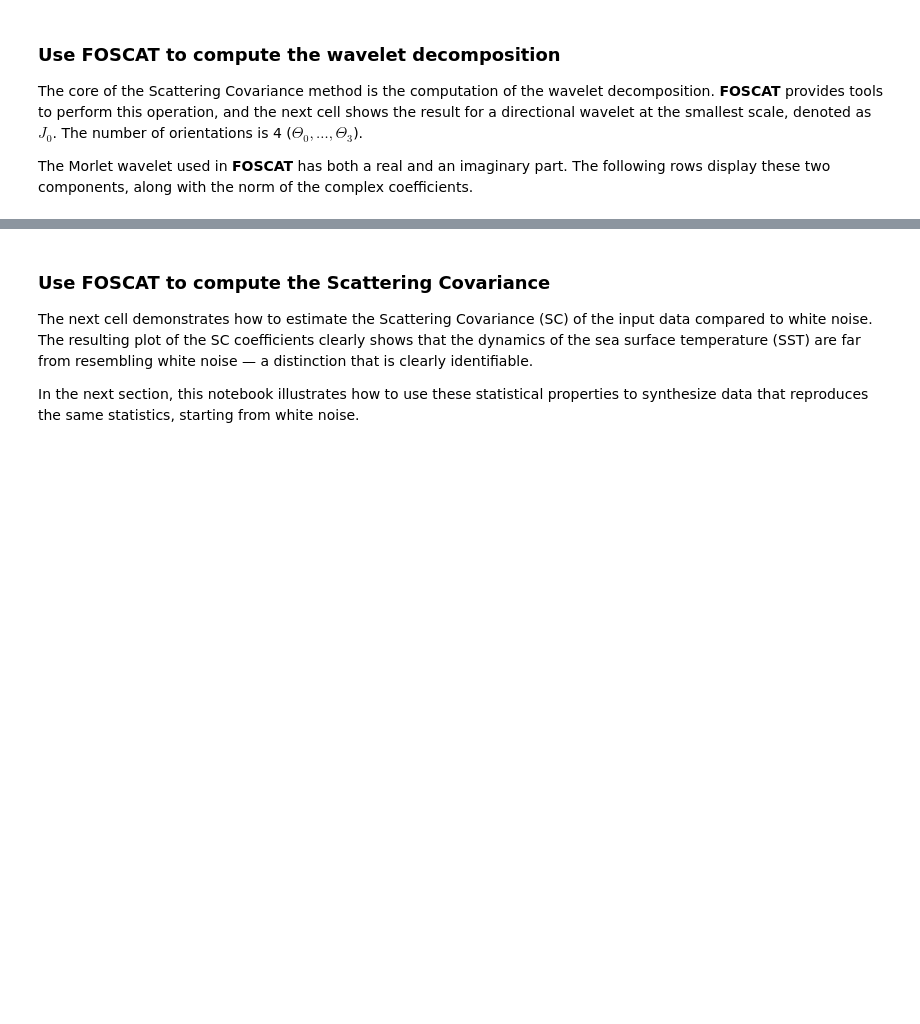
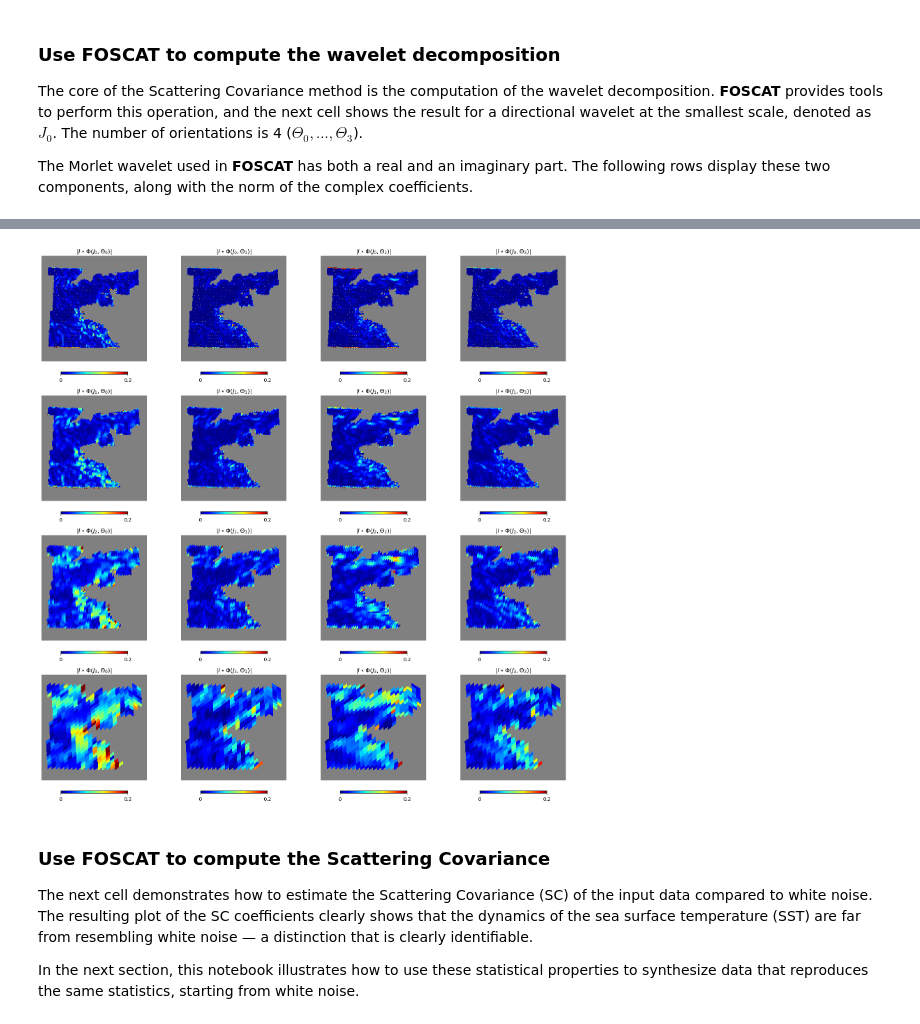
Before and after one commit to IAOCEA/demo-foscat-pangeo-eosc, a Jupyter notebook: local_foscat.ipynb, the cells around one changed output, grey strips where cells are left out. Cells and saved outputs as stored; diff of their text form; code cells hidden in the pictures; blank space fills up the shorter version.

```diff
--- a/local_foscat.ipynb
+++ b/local_foscat.ipynb
@@ -321,18 +304,22 @@ This computation—and the definition itself—is efficient when using the 'nest
 # %%
 l_data=scat.backend.bk_cast(data[None,:]-np.median(data))
 
 plt.figure(figsize=(16,16))
 l_nside=nside
 l_cell_ids=cell_ids.copy()
 nscale=4
 for l in range(nscale):
     wave=scat.convol(l_data,cell_ids=l_cell_ids,nside=l_nside)
     for k in range(4):
-        plot_result(abs(wave.cpu().numpy()[0,:,k]),l_cell_ids,l_nside,hold=False,
-                    sub=(nscale,4,1+k+4*l),unit='',title=r'$|I\star\Phi(J_%d,\Theta_%d)|$'%(l,k))
+        plot_result(abs(scat.backend.to_numpy(wave)[0,k,:]),
+                    scat.backend.to_numpy(l_cell_ids),
+                    l_nside,hold=False,
+                    sub=(nscale,4,1+k+4*l),unit='',title=r'$|I\star\Phi(J_%d,\Theta_%d)|$'%(l,k),vmin=0,vmax=0.2)
     l_data=scat.smooth(l_data,cell_ids=l_cell_ids,nside=l_nside)
     l_data,l_cell_ids=scat.ud_grade_2(l_data,cell_ids=l_cell_ids,nside=l_nside)
     l_nside//=2
+# %% [output]
+[figure, added]
 # %% [markdown]
 ### Use FOSCAT to compute the Scattering Covariance
 
```
Also changed, not shown: parts of 29 cells of this notebook, 19 other files.
